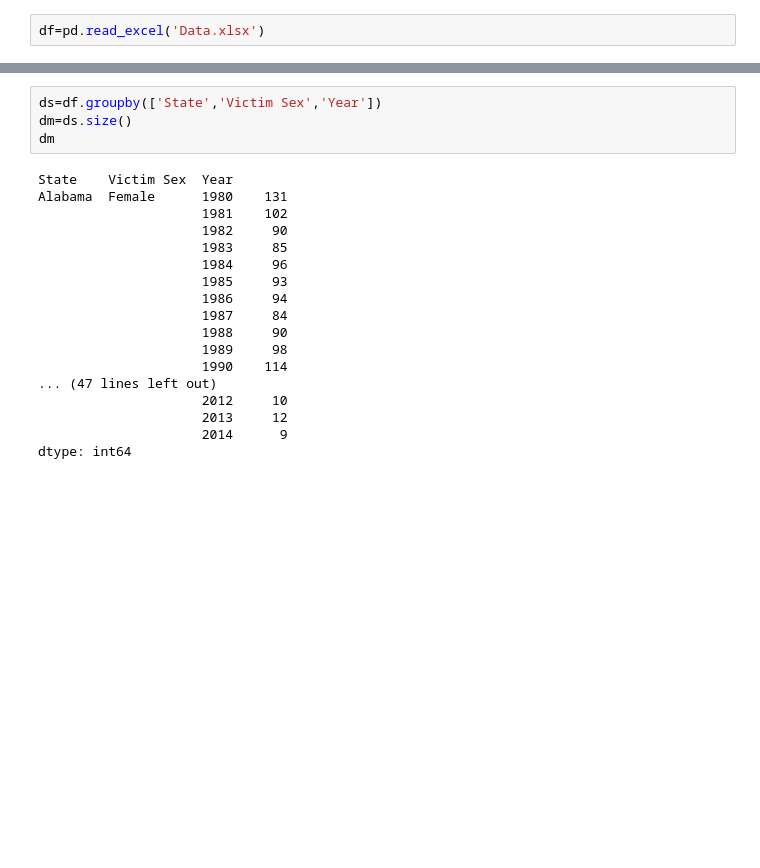
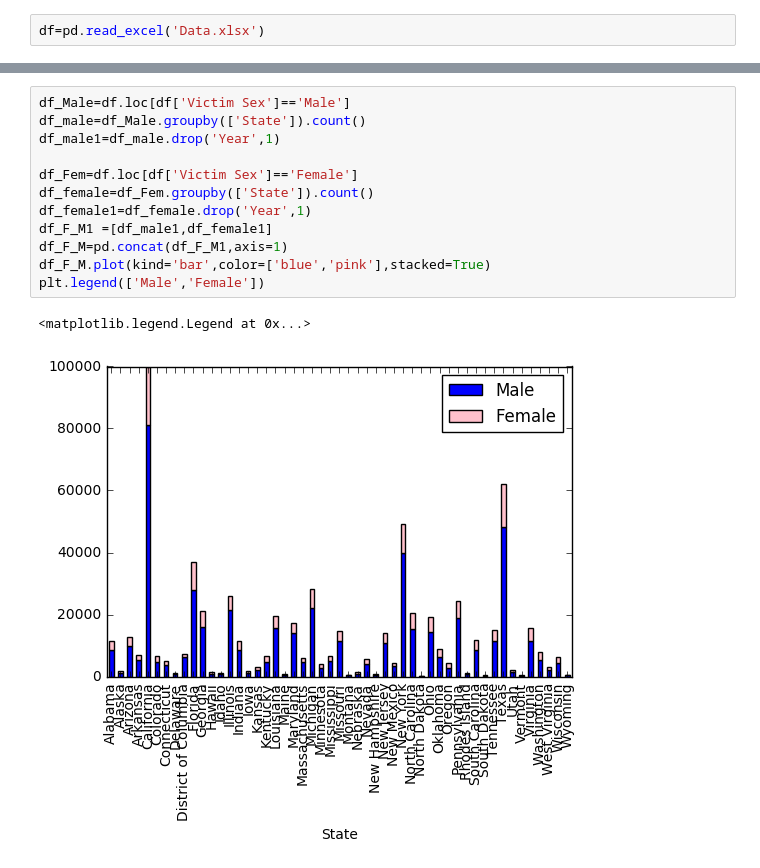
Before and after one commit to 7ZY7/BIO419-final-project, a Jupyter notebook: code .ipynb, the cells around one changed output, grey strips where cells are left out. Drawn from its saved outputs; the diff is of its cells as text; blank space fills up the shorter version.

Commit message:
making more graphs

```diff
--- a/code .ipynb
+++ b/code .ipynb
@@ -29,23 +29,16 @@ df
 638454 rows × 3 columns
-# %%
-ds=df.groupby(['State','Victim Sex','Year'])
-dm=ds.size()
-dm
-# %% [output]
-State    Victim Sex  Year
-Alabama  Female      1980    131
-                     1981    102
-                     1982     90
-                     1983     85
-                     1984     96
-                     1985     93
-                     1986     94
-                     1987     84
-                     1988     90
-                     1989     98
-                     1990    114
-... (47 lines left out)
-                     2012     10
-                     2013     12
-                     2014      9
-dtype: int64
+# %%
+df_Male=df.loc[df['Victim Sex']=='Male']
+df_male=df_Male.groupby(['State']).count()
+df_male1=df_male.drop('Year',1)
+
+df_Fem=df.loc[df['Victim Sex']=='Female']
+df_female=df_Fem.groupby(['State']).count()
+df_female1=df_female.drop('Year',1)
+df_F_M1 =[df_male1,df_female1]
+df_F_M=pd.concat(df_F_M1,axis=1)
+df_F_M.plot(kind='bar',color=['blue','pink'],stacked=True)
+plt.legend(['Male','Female'])
+# %% [output]
+<matplotlib.legend.Legend at 0x...>
+[figure, added]
```
Also changed, not shown: parts of 4 cells of this notebook, 1 other file.
